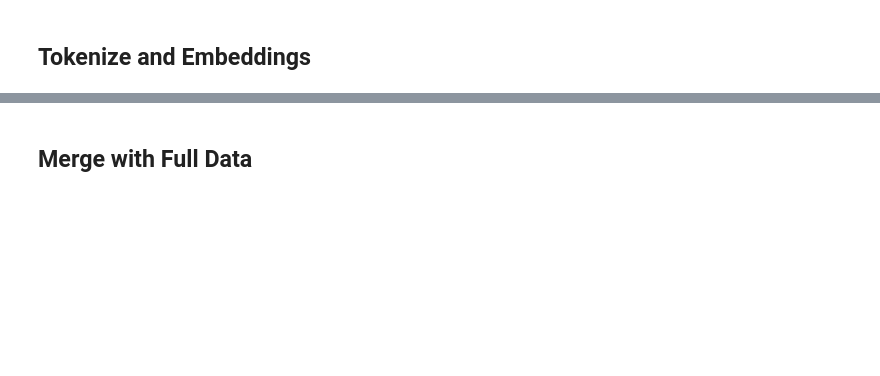
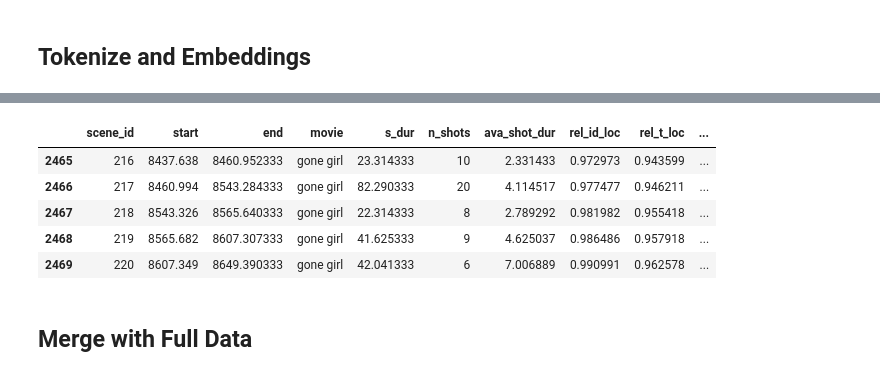
Before and after one commit to C7A7A/story-beats, a Jupyter notebook: story-beats.ipynb, the cells around one changed output, grey strips where cells are left out. Saved outputs shown, nothing was run; the diff lists cells and outputs as text; code cells hidden in the pictures; blank space fills up the shorter version.

```diff
--- a/story-beats.ipynb
+++ b/story-beats.ipynb
@@ -129,7 +129,7 @@ for idx, file in enumerate(train_files):
             "0": "label"
         }, inplace=True
     )
-    df["movie"] = movies[idx]
+    df["movie"] = train_movies[idx]
 
     dfs.append(df)
 
@@ -303,12 +261,3 @@ Ignored subtitltes: 3165
 # %%
-for movie_name, scenes in movies_scenes_subtitles.items():
-    for scene_id, subtitles in scenes.items():
-        cleaned_subtitles = []
-        for subtitle in subtitles:
-            # Remove new line characters
-            cleaned_subtitle = subtitle.replace('\n', ' ').strip()
-            cleaned_subtitle = re.sub(r'<.*?>', '', cleaned_subtitle)
-            cleaned_subtitle = re.sub(r'♪', '', cleaned_subtitle)
-            cleaned_subtitles.append(cleaned_subtitle)
-        combined_text = " ".join(cleaned_subtitles)
-        movies_scenes_subtitles[movie_name][scene_id] = combined_text
+clean_train_movies_scenes_subtitles = clean_subtitles(train_movies_scenes_subtitles)
+clean_train_movies_scenes_subtitles['four weddings and a funeral'][3]
@@ -320,0 +291,11 @@ movies_scenes_subtitles['four weddings and a funeral'][3]
+# %%
+train_movies_scenes_embeddings = calculate_embeddings(clean_train_movies_scenes_subtitles)
+
+train_embeddings = []
+for index, row in train_full_data.iterrows():
+    movie_name, scene_id = row['movie'], row['scene_id']
+    embedding = train_movies_scenes_embeddings.get(movie_name, {}).get(scene_id, None)
+    train_embeddings.append(embedding)
+
+train_full_data.insert(train_full_data.columns.get_loc('label'), 'embedding', train_embeddings)
+train_full_data.tail()
@@ -321 +323,19 @@ movies_scenes_subtitles['four weddings and a funeral'][3]
+# %%
+test_movies_scenes_embeddings = calculate_embeddings(test_movies_scenes_subtitles)
+
+test_embeddings = []
+for index, row in test_full_data.iterrows():
+    movie_name, scene_id = row['movie'], row['scene_id']
+    embedding = test_movies_scenes_embeddings.get(movie_name, {}).get(scene_id, None)
+    test_embeddings.append(embedding)
+
+test_full_data['embedding'] = test_embeddings
+test_full_data.tail()
+# %% [output]
+|  | scene_id | start | end | movie | s_dur | n_shots | ava_shot_dur | rel_id_loc | rel_t_loc | ... |
+| 2465 | 216 | 8437.638 | 8460.952333 | gone girl | 23.314333 | 10 | 2.331433 | 0.972973 | 0.943599 | ... |
+| 2466 | 217 | 8460.994 | 8543.284333 | gone girl | 82.290333 | 20 | 4.114517 | 0.977477 | 0.946211 | ... |
+| 2467 | 218 | 8543.326 | 8565.640333 | gone girl | 22.314333 | 8 | 2.789292 | 0.981982 | 0.955418 | ... |
+| 2468 | 219 | 8565.682 | 8607.307333 | gone girl | 41.625333 | 9 | 4.625037 | 0.986486 | 0.957918 | ... |
+| 2469 | 220 | 8607.349 | 8649.390333 | gone girl | 42.041333 | 6 | 7.006889 | 0.990991 | 0.962578 | ... |
 # %%
```
Also changed, not shown: parts of 26 cells of this notebook.
